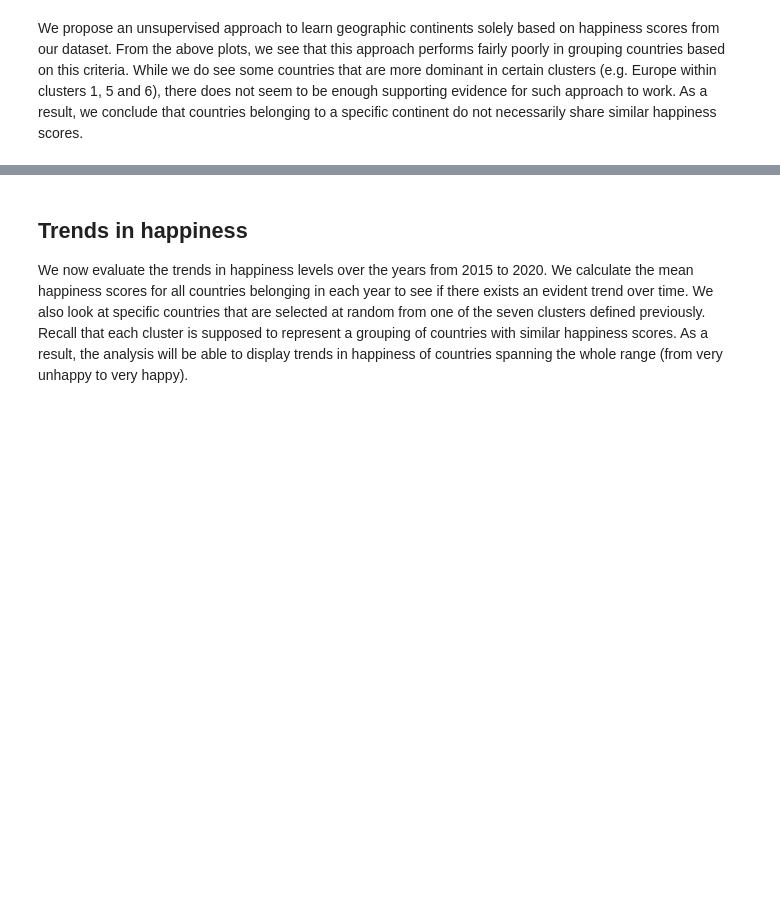
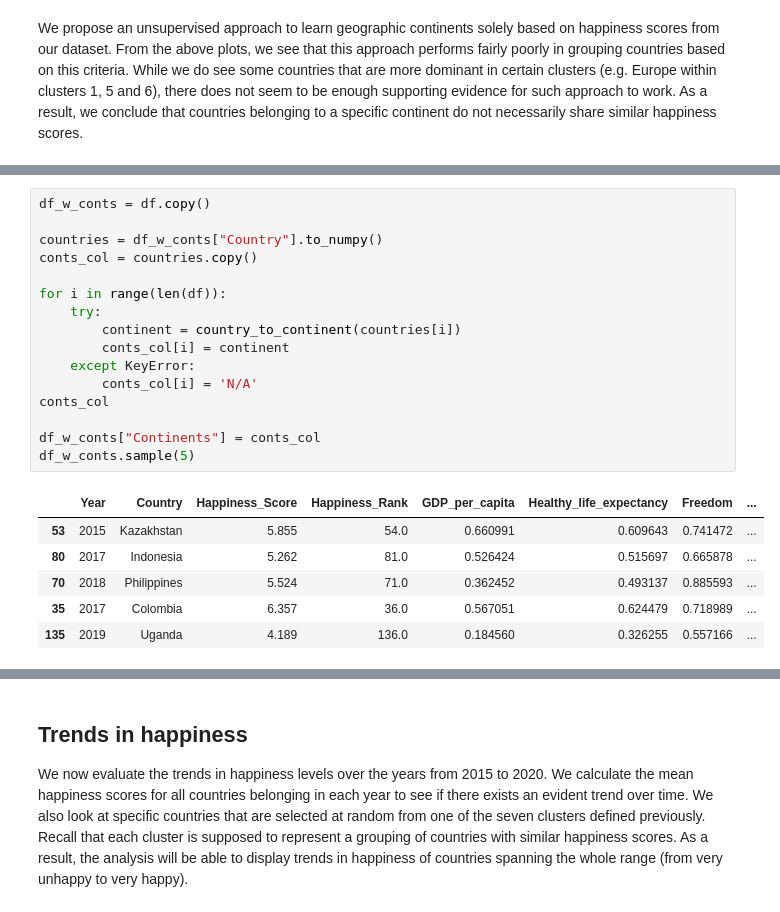
Before and after one commit to epfl-ada/ada-2020-project-milestone-p3-p3_spada, a Jupyter notebook: happiness.ipynb, the cells around one changed output, grey strips where cells are left out. Cells and saved outputs as stored; diff of their text form; blank space fills up the shorter version.

```diff
--- a/happiness.ipynb
+++ b/happiness.ipynb
@@ -465,0 +509,23 @@ We propose an unsupervised approach to learn geographic continents solely based
+# %%
+df_w_conts = df.copy()
+
+countries = df_w_conts["Country"].to_numpy()
+conts_col = countries.copy()
+
+for i in range(len(df)):
+    try:
+        continent = country_to_continent(countries[i])
+        conts_col[i] = continent
+    except KeyError:
+        conts_col[i] = 'N/A'
+conts_col
+
+df_w_conts["Continents"] = conts_col
+df_w_conts.sample(5)
+# %% [output]
+|  | Year | Country | Happiness_Score | Happiness_Rank | GDP_per_capita | Healthy_life_expectancy | Freedom | ... |
+| 53 | 2015 | Kazakhstan | 5.855 | 54.0 | 0.660991 | 0.609643 | 0.741472 | ... |
+| 80 | 2017 | Indonesia | 5.262 | 81.0 | 0.526424 | 0.515697 | 0.665878 | ... |
+| 70 | 2018 | Philippines | 5.524 | 71.0 | 0.362452 | 0.493137 | 0.885593 | ... |
+| 35 | 2017 | Colombia | 6.357 | 36.0 | 0.567051 | 0.624479 | 0.718989 | ... |
+| 135 | 2019 | Uganda | 4.189 | 136.0 | 0.184560 | 0.326255 | 0.557166 | ... |
```
Also changed, not shown: parts of 23 cells of this notebook.
